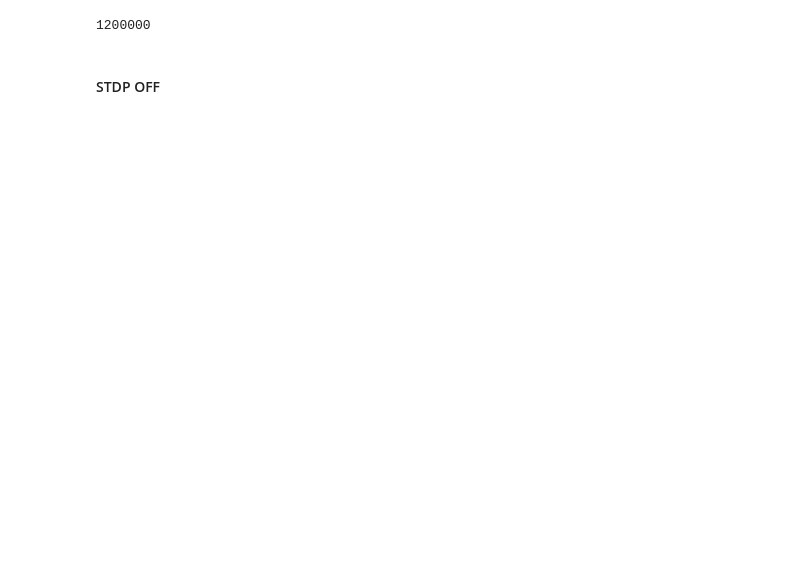
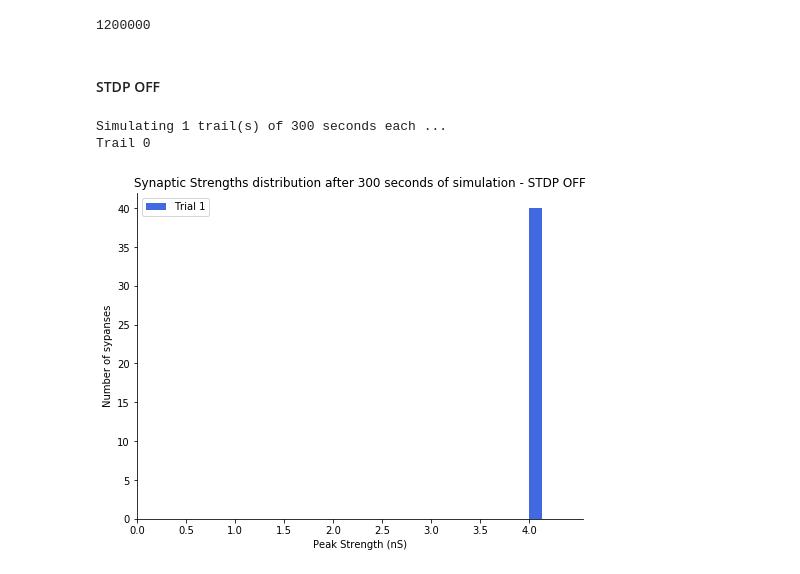
Before and after one commit to leanguardia/cneuroscience-cws, a Jupyter notebook: 3-LIF-Plasticity/B-Synapses.ipynb, the cells around one changed output. Saved outputs shown, nothing was run; the diff lists cells and outputs as text; code cells hidden in the pictures; blank space fills up the shorter version.

```diff
--- a/3-LIF-Plasticity/B-Synapses.ipynb
+++ b/3-LIF-Plasticity/B-Synapses.ipynb
@@ -297,0 +300,18 @@ args_stdp['enabled'] = False
+# %%
+args_stdp['enabled'] = False
+seconds = 300
+trails = 1
+conductances_collection = []
+print(f"Simulating {trails} trail(s) of {seconds} seconds each ...")
+for trail in range(trails):
+    print(f"Trail {trail}")
+    time_range, volts2, conductances = q2_stdp(args_v2, args_s2, args_stdp, time=seconds*1000)
+    conductances_collection.append(conductances)
+# %% [output]
+Simulating 1 trail(s) of 300 seconds each ...
+Trail 0
+# %%
+title = "Synaptic Strengths distribution after 300 seconds of simulation - STDP OFF"
+plot_q2_dist(title, f"b_q2_hist_stdp_off_{int(ti.time())}", time_range, conductances_collection)
+# %% [output]
+[figure, added]
```
Also changed, not shown: parts of 10 cells of this notebook.
